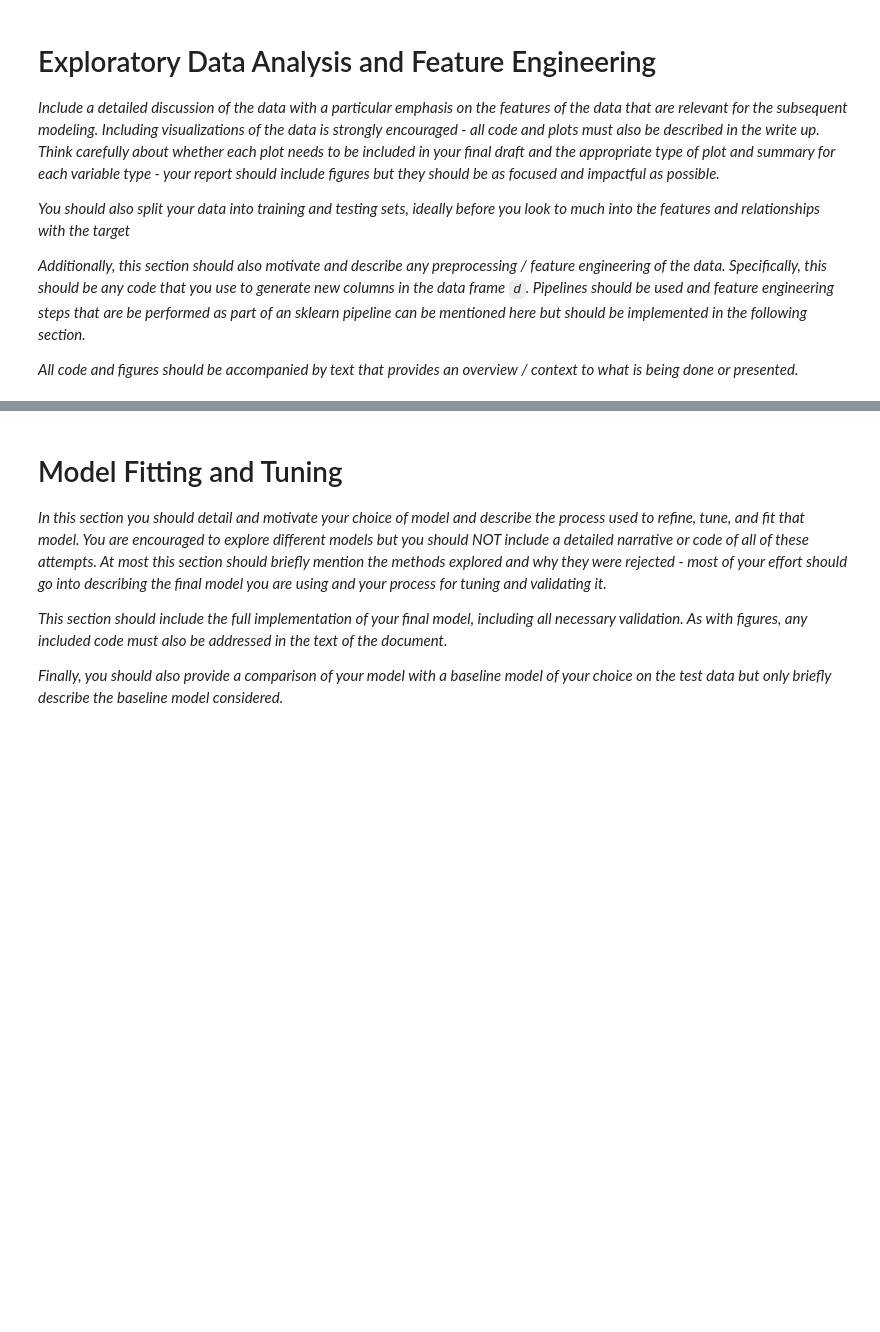
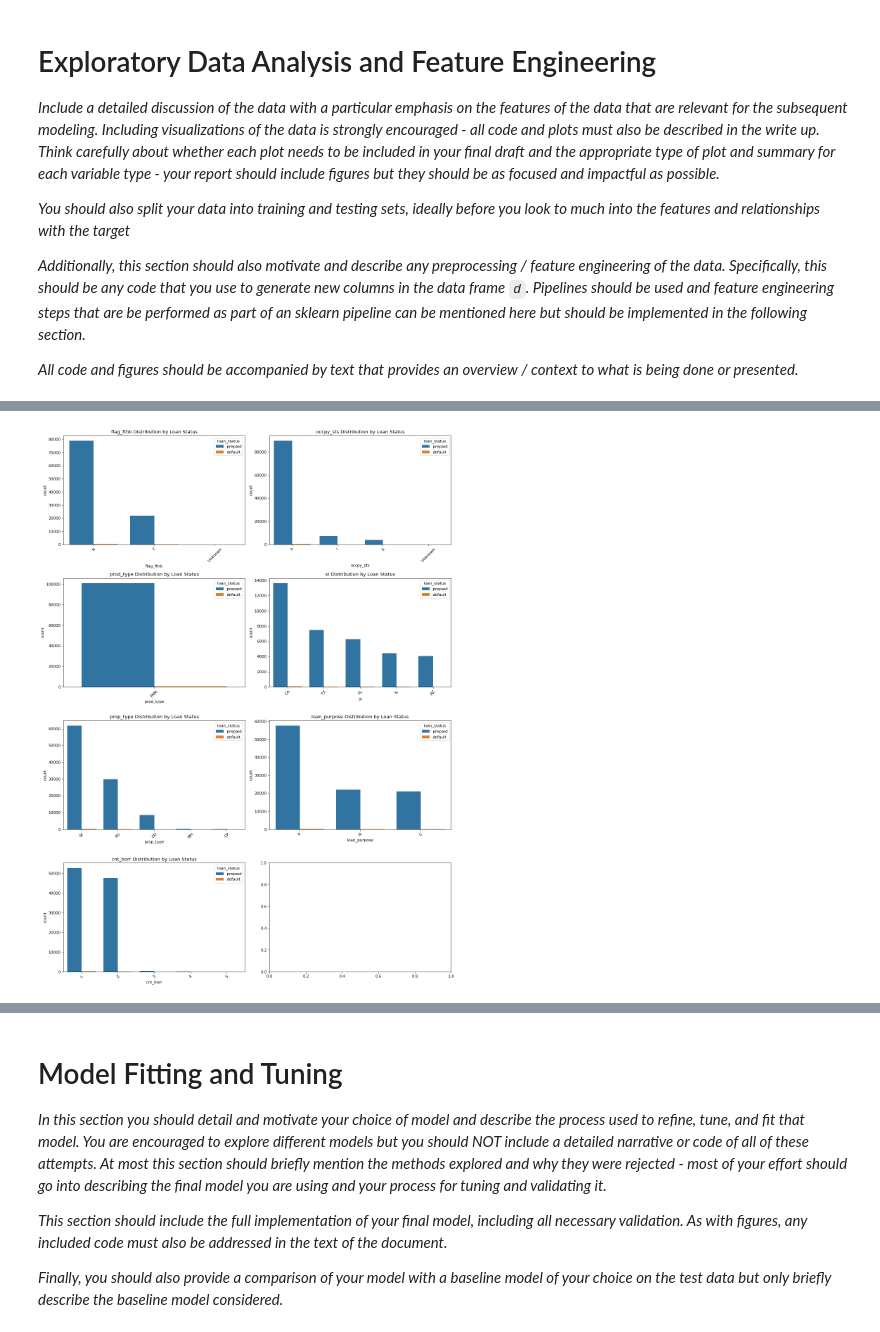
Before and after one commit to AwuoeZYC/Project_2, a Jupyter notebook: project2.ipynb, the cells around one changed output, grey strips where cells are left out. Cells and saved outputs as stored; diff of their text form; code cells hidden in the pictures; blank space fills up the shorter version.

```diff
--- a/project2.ipynb
+++ b/project2.ipynb
@@ -55,0 +210,20 @@ d.head()
+# %%
+# ### 5.2 Categorical Features Analysis
+
+# Select key categorical features
+cat_cols = ['flag_fthb', 'occpy_sts', 'prod_type', 'st', 'prop_type', 'loan_purpose', 'cnt_borr']
+
+# Plot distributions
+fig, axes = plt.subplots(4, 2, figsize=(15, 20))
+axes = axes.flatten()
+
+for i, col in enumerate(cat_cols):
+    if i >= len(axes): break
+    sns.countplot(data=train_df, x=col, hue='loan_status', ax=axes[i],
+                  order=train_df[col].value_counts().index[:5])  # Top 5 categories
+    axes[i].set_title(f'{col} Distribution by Loan Status')
+    axes[i].tick_params(axis='x', rotation=45)
+plt.tight_layout()
+plt.show()
+# %% [output]
+[figure, added]
```
Also changed, not shown: parts of 7 cells of this notebook.
